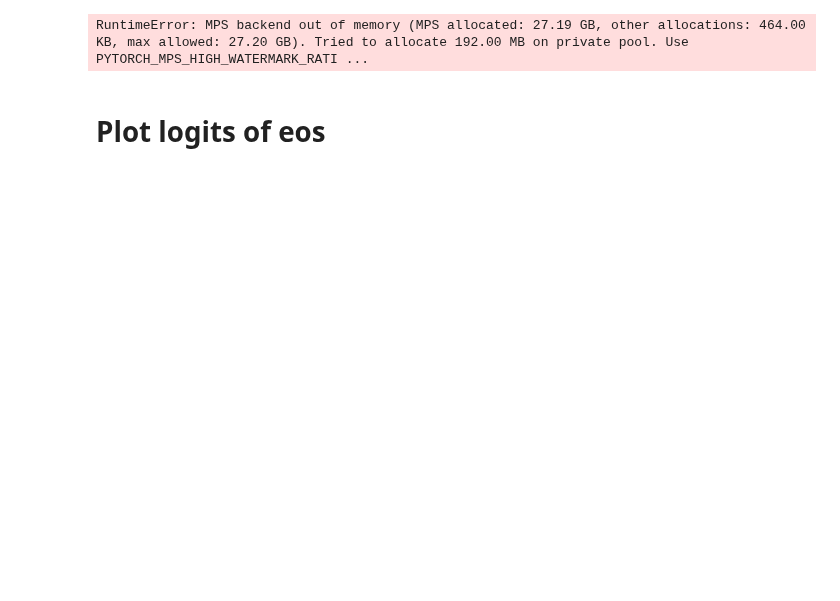
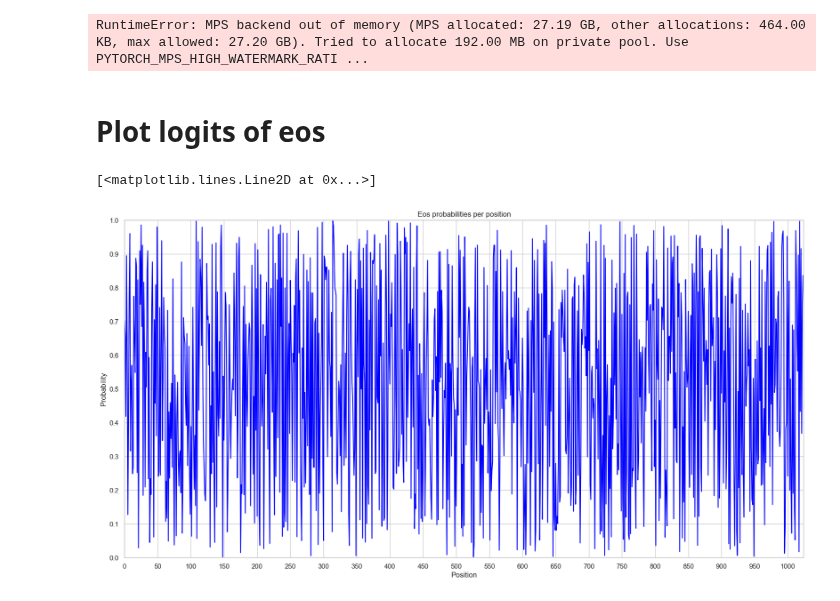
Before and after one commit to giacomo-ciro/diffusion-llms, a Jupyter notebook: notebooks/eos_logit_exploration.ipynb, the cells around one changed output. Cells and saved outputs as stored; diff of their text form; code cells hidden in the pictures; blank space fills up the shorter version.

Commit message:
ready eos logits

```diff
--- a/notebooks/eos_logit_exploration.ipynb
+++ b/notebooks/eos_logit_exploration.ipynb
@@ -26,7 +22,42 @@ torch.mps.empty_cache()
+# %%
+from transformers import AutoTokenizer
+tokenizer = AutoTokenizer.from_pretrained("GSAI-ML/LLaDA-8B-Base")
 # %%
+import torch
 prompt = "Hi, how are you?"
+mask_id = 126336
 
-input_ids = model.tokenizer(prompt, return_tensors="pt").input_ids
-input_ids = input_ids.to(device)
+prompt = model.tokenizer(prompt, return_tensors="pt").input_id
 
-print("Input IDs:", input_ids)
+
+x = torch.full((1, 1024), mask_id, dtype=torch.long).to(
+    model.device
+)
+x[:, : prompt.shape[1]] = prompt.clone()
+
+prompt_index = x != mask_id
+
+logits = model(x).logits # (1, 1024, vocab_size)
+logits = logits[:, :, tokenizer.eos_token_id].squeeze(0)  # (1024)
+p = torch.nn.functional.softmax(logits.to(torch.float64), dim=-1)
+# %%
+import seaborn as sns
+import matplotlib.pyplot as plt
+
+import numpy as np
+# plot the distribution of eos probabilities per position
+p = p.cpu().numpy()
+plt.figure(figsize=(20, 10))
+sns.set(style="whitegrid")
+sns.set_palette("pastel")
+plt.title("Eos probabilities per position")
+plt.xlabel("Position")
+plt.ylabel("Probability")
+plt.xticks(np.arange(0, 1024, step=50))
+plt.yticks(np.arange(0, np.max(p) + np.std(p), step=0.1))
+plt.xlim(0, 1024)
+plt.ylim(0, 1)
+plt.plot(p, color='blue', label='Eos probabilities')
+# %% [output]
+[<matplotlib.lines.Line2D at 0x...>]
+[figure, added]
```
Also changed, not shown: parts of 1 cell of this notebook.
